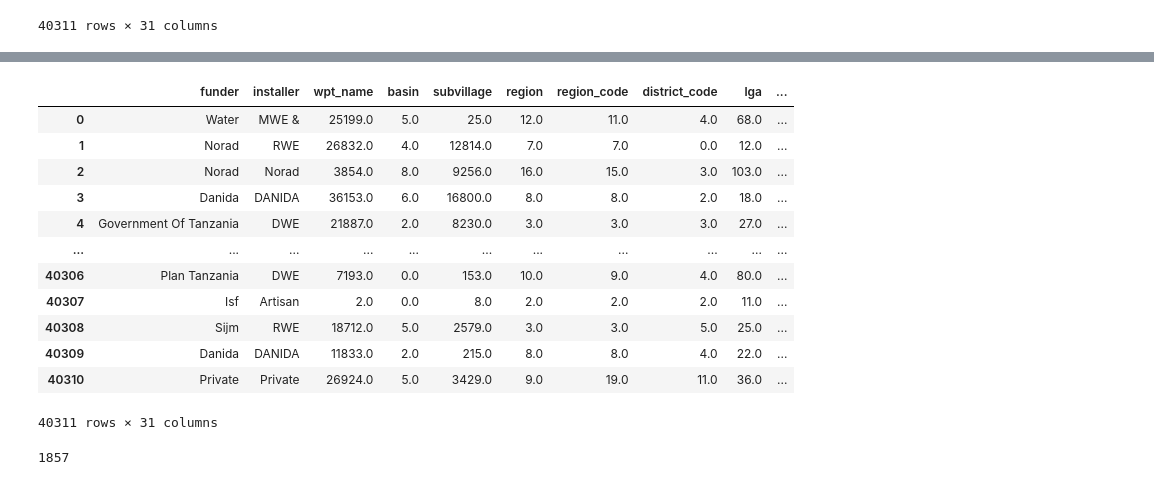
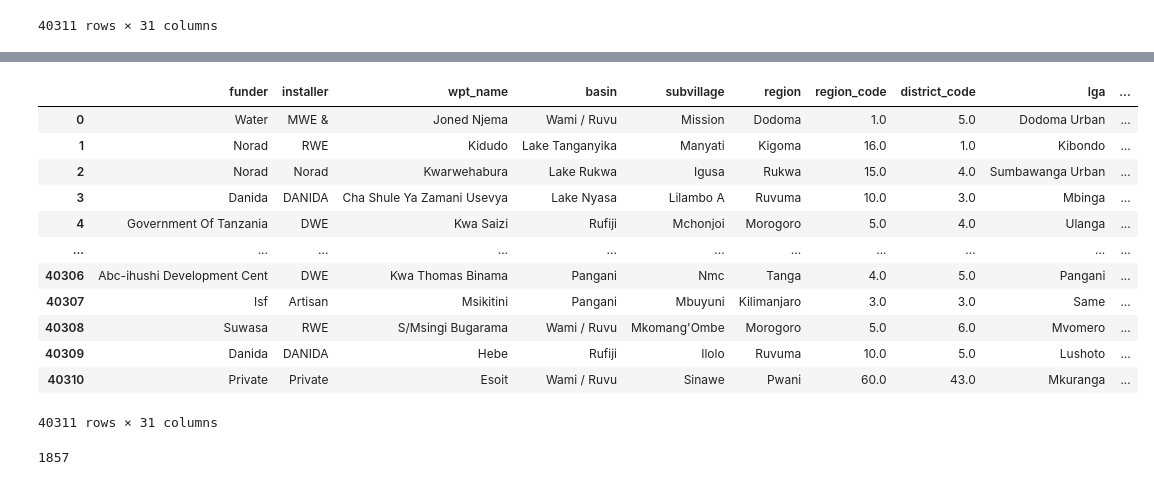
Before and after one commit to BobbyGerberick/Tanzanian_Water_Wells, a Jupyter notebook: Dev_Notebooks/ben_notebook.ipynb, the cells around one changed output, grey strips where cells are left out. Cells and saved outputs as stored; diff of their text form; code cells hidden in the pictures.

Commit message:
function to revert complete

```diff
--- a/Dev_Notebooks/ben_notebook.ipynb
+++ b/Dev_Notebooks/ben_notebook.ipynb
@@ -797,7 +797,8 @@ array([[ 1.60000000e+01,  1.59000000e+02,  2.51990000e+04, ...,
        [ 3.10000000e+01,  5.50000000e+01,  2.69240000e+04, ...,
         -7.07305211e+00,  6.70000000e+02,  2.00800000e+03]])
 # %%
-X_train_imputed_df = pd.DataFrame(X_train_imputed)
+X_train_imputed_df = pd.DataFrame(X_train_imputed_df)
+X_train_imputed_df = X_train_imputed_df.drop('Unnamed: 0', axis=1)
 X_train_imputed_df
 # %% [output]
 |  | 0 | 1 | 2 | 3 | 4 | 5 | 6 | 7 | 8 | 9 | ... | ... |
@@ -855,12 +840,21 @@ X_train_imputed_df
 | 40310 | 31.0 | 55.0 | 26924.0 | 5.0 | 3429.0 | 9.0 | 19.0 | 11.0 | 36.0 | ... |
 40311 rows × 31 columns
 # %%
-def revert_back_to_strings(df, col):
-    column_vc = list(df_small_small[col].value_counts().index)
-    column_rank = list(range(len(column_vc)))
+def revert_back_to_strings(df, columns):
 
-    column_vc_rank = dict(zip(column_rank, column_vc))
+    df_copy = df.copy()
 
-    X_train_imputed_df[col] = X_train_imputed_df[col].replace(column_vc_rank)
+    for col in columns:
+        column_vc = list(df_small_small[col].value_counts().index)
+        column_rank = list(range(len(column_vc)))
 
-    return X_train_imputed_df
+        column_vc_rank = dict(zip(column_rank, column_vc))
+
+        df_copy[col] = df_copy[col].replace(column_vc_rank)
+
+    return df_copy
+# %%
+revert_columns = list(X_train_imputed_df.columns)
+# %%
+revert_columns = revert_columns[:25]
+revert_columns
@@ -867,18 +879,18 @@ def revert_back_to_strings(df, col):
 # %%
-revert_back_to_strings(X_train_imputed_df, 'installer')
+revert_back_to_strings(X_train_imputed_df, revert_columns)
 # %% [output]
 |  | funder | installer | wpt_name | basin | subvillage | region | region_code | district_code | lga | ... |
-| 0 | Water | MWE & | 25199.0 | 5.0 | 25.0 | 12.0 | 11.0 | 4.0 | 68.0 | ... |
-| 1 | Norad | RWE | 26832.0 | 4.0 | 12814.0 | 7.0 | 7.0 | 0.0 | 12.0 | ... |
-| 2 | Norad | Norad | 3854.0 | 8.0 | 9256.0 | 16.0 | 15.0 | 3.0 | 103.0 | ... |
-| 3 | Danida | DANIDA | 36153.0 | 6.0 | 16800.0 | 8.0 | 8.0 | 2.0 | 18.0 | ... |
-| 4 | Government Of Tanzania | DWE | 21887.0 | 2.0 | 8230.0 | 3.0 | 3.0 | 3.0 | 27.0 | ... |
+| 0 | Water | MWE & | Joned Njema | Wami / Ruvu | Mission | Dodoma | 1.0 | 5.0 | Dodoma Urban | ... |
+| 1 | Norad | RWE | Kidudo | Lake Tanganyika | Manyati | Kigoma | 16.0 | 1.0 | Kibondo | ... |
+| 2 | Norad | Norad | Kwarwehabura | Lake Rukwa | Igusa | Rukwa | 15.0 | 4.0 | Sumbawanga Urban | ... |
+| 3 | Danida | DANIDA | Cha Shule Ya Zamani Usevya | Lake Nyasa | Lilambo A | Ruvuma | 10.0 | 3.0 | Mbinga | ... |
+| 4 | Government Of Tanzania | DWE | Kwa Saizi | Rufiji | Mchonjoi | Morogoro | 5.0 | 4.0 | Ulanga | ... |
 | ... | ... | ... | ... | ... | ... | ... | ... | ... | ... | ... |
-| 40306 | Plan Tanzania | DWE | 7193.0 | 0.0 | 153.0 | 10.0 | 9.0 | 4.0 | 80.0 | ... |
-| 40307 | Isf | Artisan | 2.0 | 0.0 | 8.0 | 2.0 | 2.0 | 2.0 | 11.0 | ... |
-| 40308 | Sijm | RWE | 18712.0 | 5.0 | 2579.0 | 3.0 | 3.0 | 5.0 | 25.0 | ... |
-| 40309 | Danida | DANIDA | 11833.0 | 2.0 | 215.0 | 8.0 | 8.0 | 4.0 | 22.0 | ... |
-| 40310 | Private | Private | 26924.0 | 5.0 | 3429.0 | 9.0 | 19.0 | 11.0 | 36.0 | ... |
+| 40306 | Abc-ihushi Development Cent | DWE | Kwa Thomas Binama | Pangani | Nmc | Tanga | 4.0 | 5.0 | Pangani | ... |
+| 40307 | Isf | Artisan | Msikitini | Pangani | Mbuyuni | Kilimanjaro | 3.0 | 3.0 | Same | ... |
+| 40308 | Suwasa | RWE | S/Msingi Bugarama | Wami / Ruvu | Mkomang'Ombe | Morogoro | 5.0 | 6.0 | Mvomero | ... |
+| 40309 | Danida | DANIDA | Hebe | Rufiji | Ilolo | Ruvuma | 10.0 | 5.0 | Lushoto | ... |
+| 40310 | Private | Private | Esoit | Wami / Ruvu | Sinawe | Pwani | 60.0 | 43.0 | Mkuranga | ... |
 40311 rows × 31 columns
 # %%
 funder_vc = list(df_small_small['funder'].value_counts().index)
```
Also changed, not shown: parts of 6 cells of this notebook.
